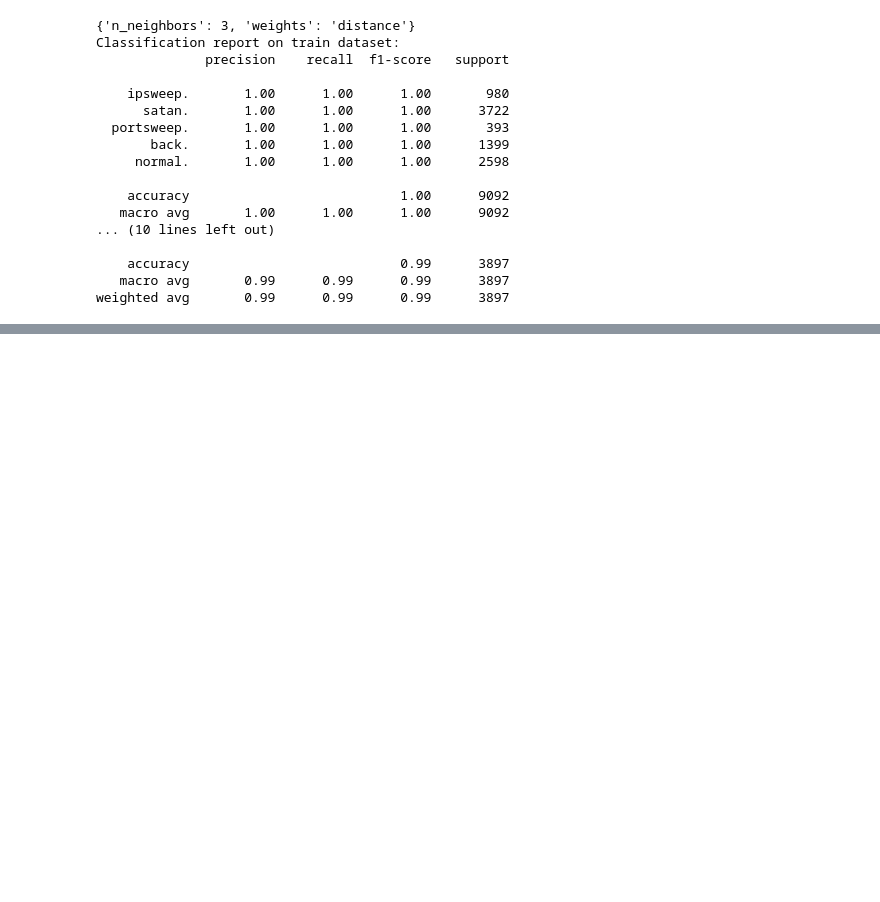
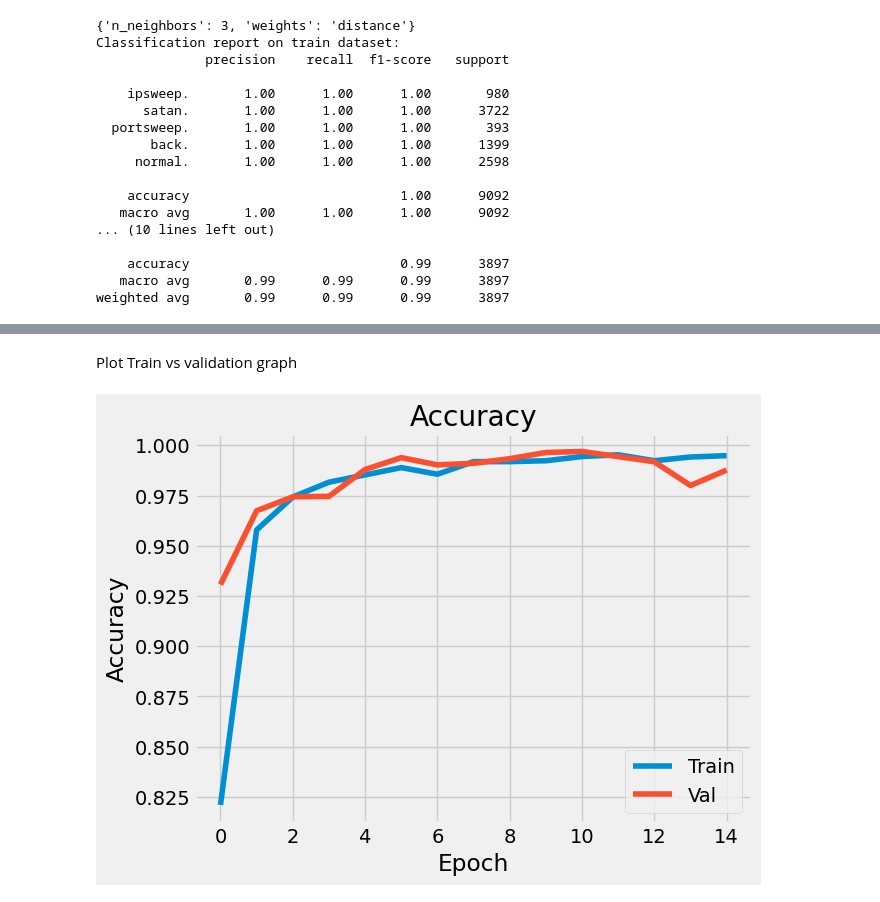
Before and after one commit to ysaidheeraj/network-attack-prediction, a Jupyter notebook: network_attack_prediction.ipynb, the cells around one changed output, grey strips where cells are left out. Cells and saved outputs as stored; diff of their text form; code cells hidden in the pictures; blank space fills up the shorter version.

```diff
--- a/network_attack_prediction.ipynb
+++ b/network_attack_prediction.ipynb
@@ -29,6 +29,7 @@ import seaborn as sns
 import plotly.graph_objects as go
 import plotly.express as px
 import matplotlib.pyplot as plt
+plt.style.use("fivethirtyeight")
 
 # For Garbage collection
 import gc
@@ -54,6 +55,12 @@ warnings.filterwarnings("ignore")
 
 # Classification report
 from sklearn.metrics import classification_report
+
+# Tensorflow and Keras
+from keras.models import Sequential
+from keras.layers import Dense
+#For early stopping
+from keras.callbacks import EarlyStopping, ModelCheckpoint
 # %%
 # Reading the input
 
@@ -529,0 +545,7 @@ weighted avg       0.99      0.99      0.99      3897
+# %%
+model = Sequential()
+model.add(Dense(32, activation='relu', input_shape=(X_train.shape[1],)))
+model.add(Dense(16, activation='relu'))
+model.add(Dense(5, activation='softmax'))
+
+print(model.summary())
@@ -529,0 +569,6 @@ weighted avg       0.99      0.99      0.99      3897
+# %%
+# Compile the model
+model.compile(optimizer='adam', loss='sparse_categorical_crossentropy', metrics=['accuracy'])
+# %%
+# Train the model
+hist = model.fit(X_train, y_train, epochs=15, batch_size=32, validation_data=(X_val, y_val))
@@ -529,0 +593,12 @@ weighted avg       0.99      0.99      0.99      3897
+# %% [markdown]
+Plot Train vs validation graph
+# %%
+plt.plot(hist.history['accuracy'])
+plt.plot(hist.history['val_accuracy'])
+plt.title("Accuracy")
+plt.xlabel('Epoch')
+plt.ylabel('Accuracy')
+plt.legend(['Train', 'Val'])
+plt.show()
+# %% [output]
+[figure, added]
```
Also changed, not shown: parts of 8 cells of this notebook.
